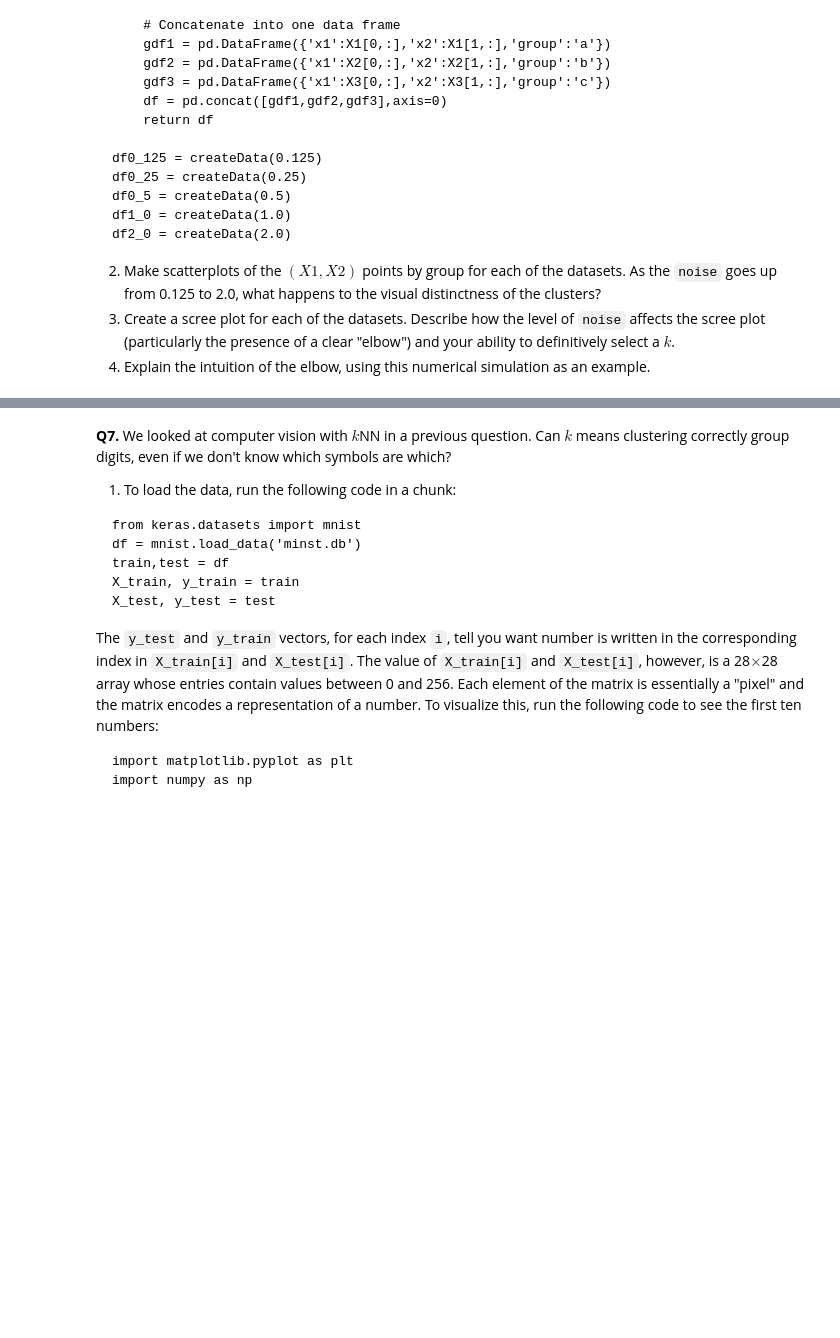
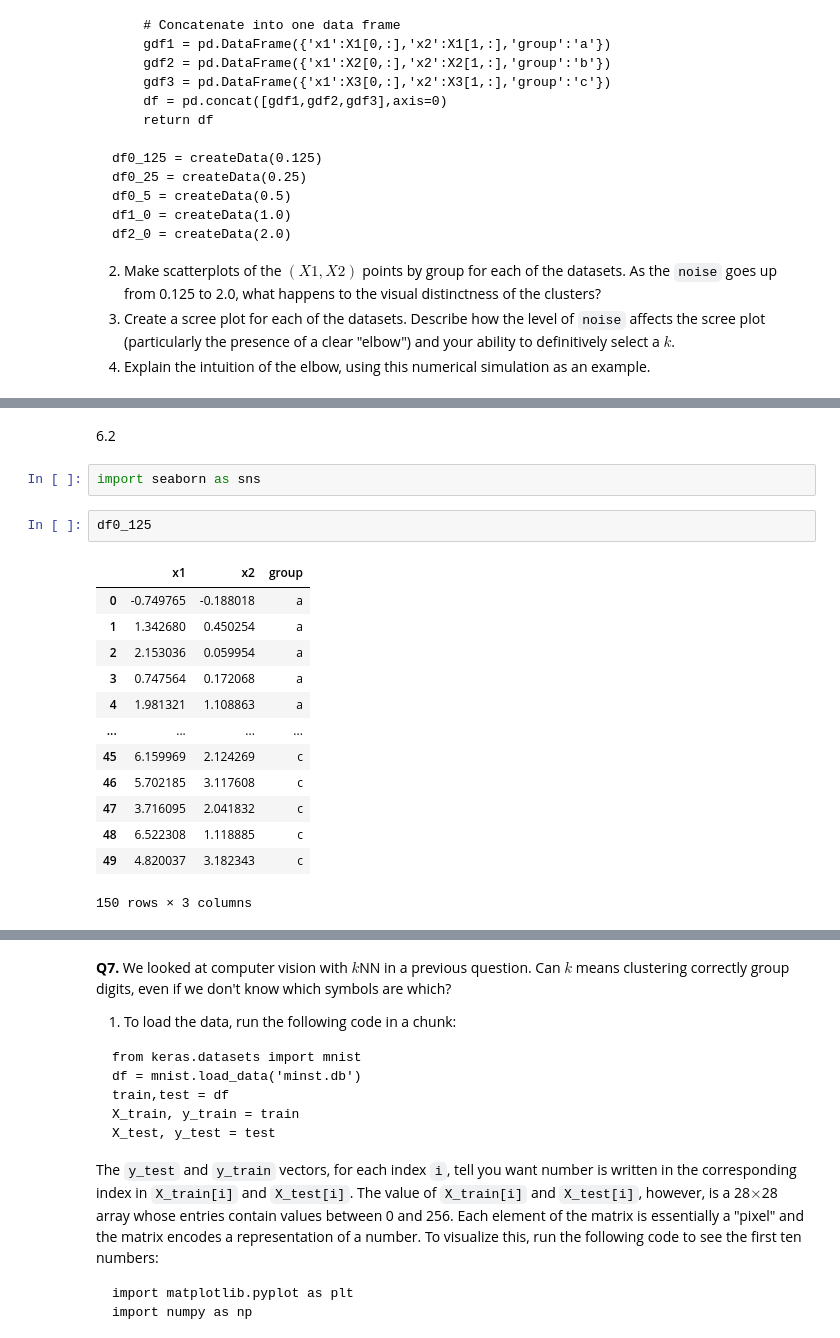
Before and after one commit to Sabrina-Hendricks/assignment3, a Jupyter notebook: assignment_knn_and_kmc.ipynb, the cells around one changed output, grey strips where cells are left out. Drawn from its saved outputs; the diff is of its cells as text; blank space fills up the shorter version.

```diff
--- a/assignment_knn_and_kmc.ipynb
+++ b/assignment_knn_and_kmc.ipynb
@@ -536,0 +561,20 @@ df2_0 = createData(2.0)
+# %% [markdown]
+6.2
+# %%
+import seaborn as sns
+# %%
+df0_125
+# %% [output]
+|  | x1 | x2 | group |
+| 0 | -0.749765 | -0.188018 | a |
+| 1 | 1.342680 | 0.450254 | a |
+| 2 | 2.153036 | 0.059954 | a |
+| 3 | 0.747564 | 0.172068 | a |
+| 4 | 1.981321 | 1.108863 | a |
+| ... | ... | ... | ... |
+| 45 | 6.159969 | 2.124269 | c |
+| 46 | 5.702185 | 3.117608 | c |
+| 47 | 3.716095 | 2.041832 | c |
+| 48 | 6.522308 | 1.118885 | c |
+| 49 | 4.820037 | 3.182343 | c |
+150 rows × 3 columns
```
Also changed, not shown: parts of 4 cells of this notebook.
